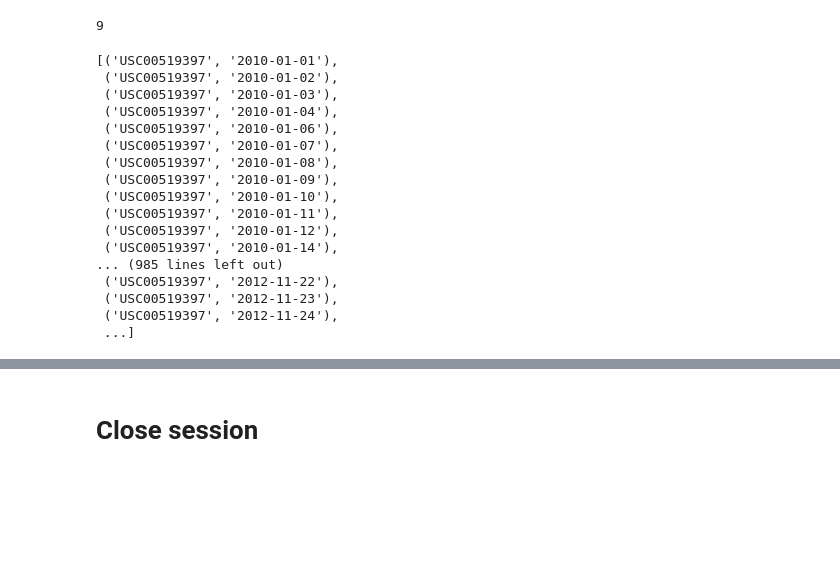
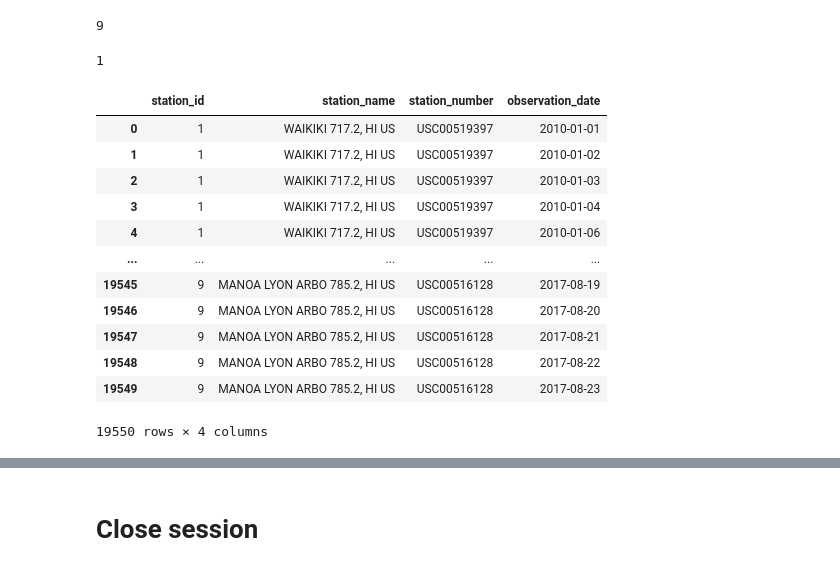
Before and after one commit to swdrich/sqlalchemy-challenge, a Jupyter notebook: climate_starter.ipynb, the cells around one changed output, grey strips where cells are left out. Drawn from its saved outputs; the diff is of its cells as text; code cells hidden in the pictures; blank space fills up the shorter version.

```diff
--- a/climate_starter.ipynb
+++ b/climate_starter.ipynb
@@ -179,24 +179,32 @@ station_count
 # %%
 # Design a query to find the most active stations (i.e. what stations have the most rows?)
 # List the stations and the counts in descending order.
-observations_count = session.query(Measurement.station, Measurement.date).all()
-observations_count
+selection = [Station.id, Station.name, Station.station, Measurement.station, Measurement.date]
+
+same_station = session.query(*selection).filter(Station.station == Measurement.station).all()
+same_station
 # %% [output]
-[('USC00519397', '2010-01-01'),
- ('USC00519397', '2010-01-02'),
- ('USC00519397', '2010-01-03'),
- ('USC00519397', '2010-01-04'),
- ('USC00519397', '2010-01-06'),
- ('USC00519397', '2010-01-07'),
- ('USC00519397', '2010-01-08'),
- ('USC00519397', '2010-01-09'),
- ('USC00519397', '2010-01-10'),
- ('USC00519397', '2010-01-11'),
- ('USC00519397', '2010-01-12'),
- ('USC00519397', '2010-01-14'),
-... (985 lines left out)
- ('USC00519397', '2012-11-22'),
- ('USC00519397', '2012-11-23'),
- ('USC00519397', '2012-11-24'),
- ...]
+1
+# %%
+# Unpack results and assign to dataframe
+sta_obs = list(zip(*same_station))
+sta_obs_df = pd.DataFrame({"station_id" : sta_obs[0],
+                           "station_name" : sta_obs[1],
+                           "station_number" : sta_obs[2],
+                           "observation_date" : sta_obs[4]})
+sta_obs_df
+# %% [output]
+|  | station_id | station_name | station_number | observation_date |
+| 0 | 1 | WAIKIKI 717.2, HI US | USC00519397 | 2010-01-01 |
+| 1 | 1 | WAIKIKI 717.2, HI US | USC00519397 | 2010-01-02 |
+| 2 | 1 | WAIKIKI 717.2, HI US | USC00519397 | 2010-01-03 |
+| 3 | 1 | WAIKIKI 717.2, HI US | USC00519397 | 2010-01-04 |
+| 4 | 1 | WAIKIKI 717.2, HI US | USC00519397 | 2010-01-06 |
+| ... | ... | ... | ... | ... |
+| 19545 | 9 | MANOA LYON ARBO 785.2, HI US | USC00516128 | 2017-08-19 |
+| 19546 | 9 | MANOA LYON ARBO 785.2, HI US | USC00516128 | 2017-08-20 |
+| 19547 | 9 | MANOA LYON ARBO 785.2, HI US | USC00516128 | 2017-08-21 |
+| 19548 | 9 | MANOA LYON ARBO 785.2, HI US | USC00516128 | 2017-08-22 |
+| 19549 | 9 | MANOA LYON ARBO 785.2, HI US | USC00516128 | 2017-08-23 |
+19550 rows × 4 columns
 # %%
```
Also changed, not shown: parts of 1 cell of this notebook.
